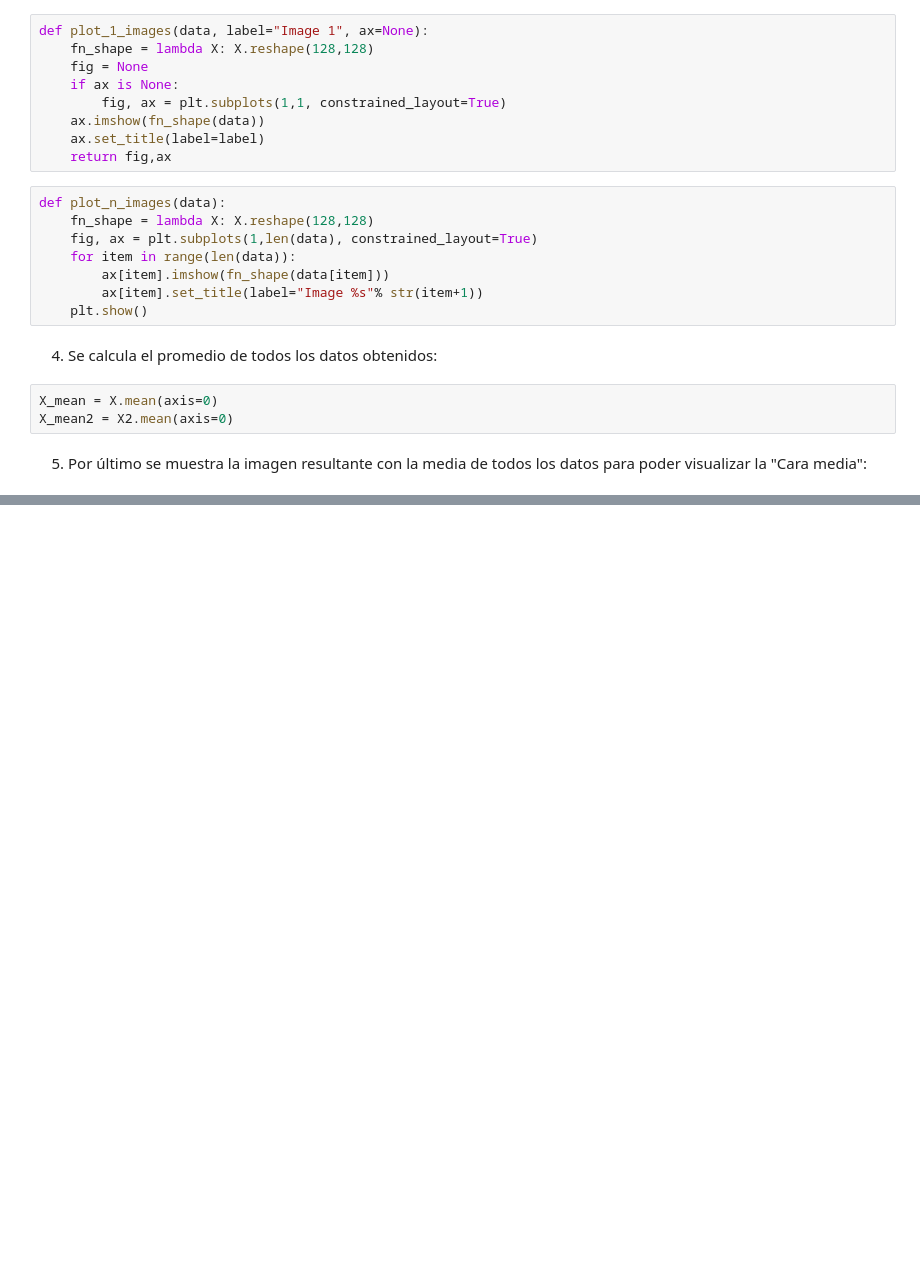
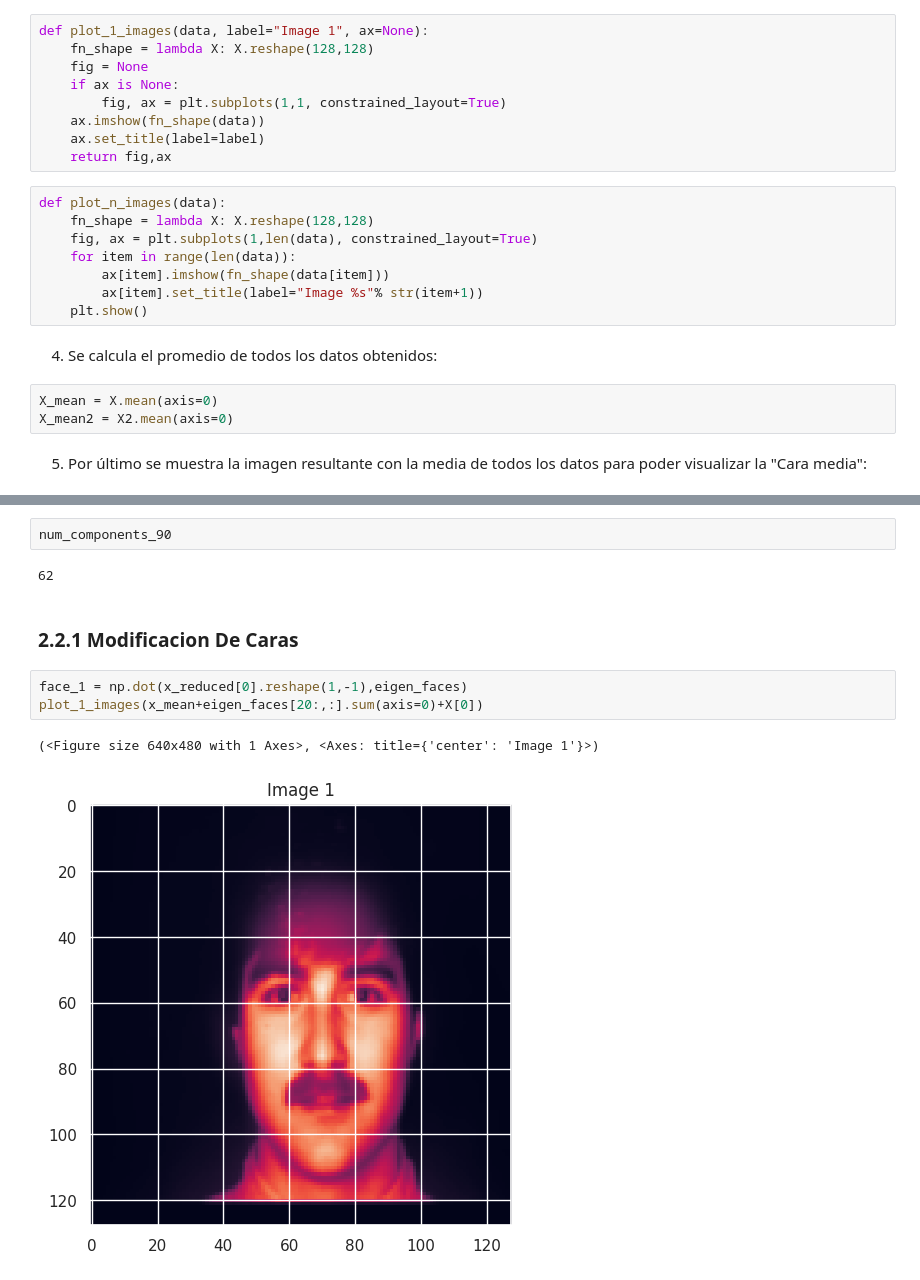
Before and after one commit to devBorisG/Estadistica-III, a Jupyter notebook: Tarea 2/main.ipynb, the cells around one changed output, grey strips where cells are left out. Cells and saved outputs as stored; diff of their text form; blank space fills up the shorter version.

```diff
--- a/Tarea 2/main.ipynb
+++ b/Tarea 2/main.ipynb
@@ -97,0 +156,12 @@ plot_n_images([X_mean,X_mean2])
+# %%
+num_components_90
+# %% [output]
+62
+# %% [markdown]
+### 2.2.1 Modificacion De Caras
+# %%
+face_1 = np.dot(x_reduced[0].reshape(1,-1),eigen_faces)
+plot_1_images(x_mean+eigen_faces[20:,:].sum(axis=0)+X[0])
+# %% [output]
+(<Figure size 640x480 with 1 Axes>, <Axes: title={'center': 'Image 1'}>)
+[figure, added]
```
Also changed, not shown: parts of 17 cells of this notebook.
